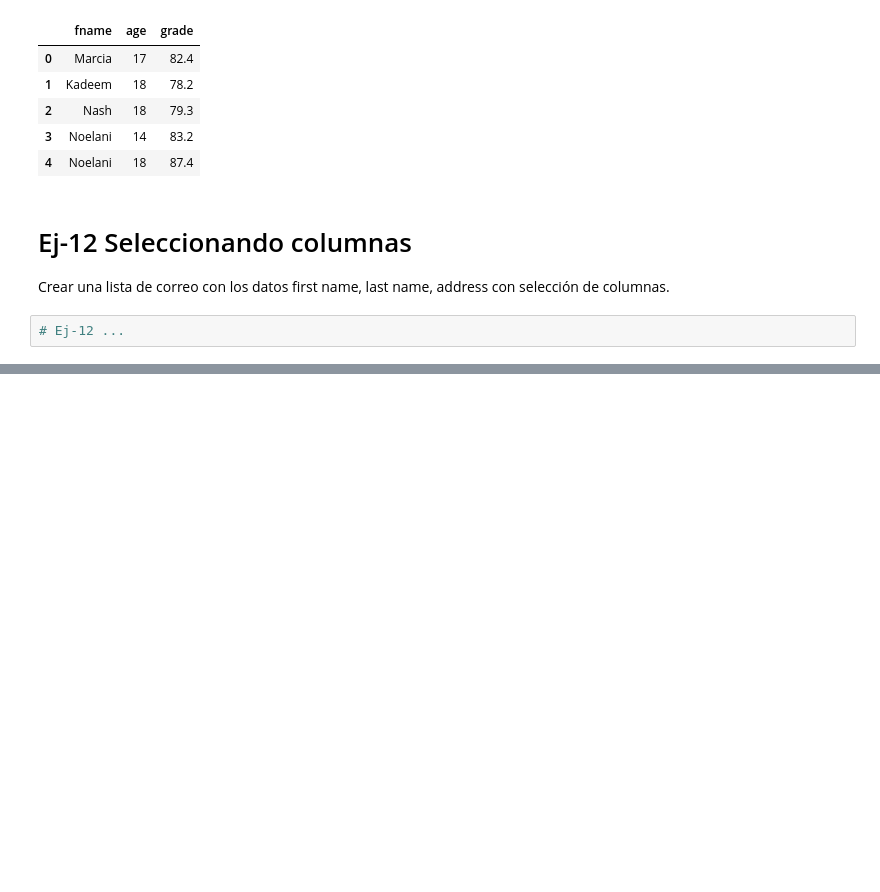
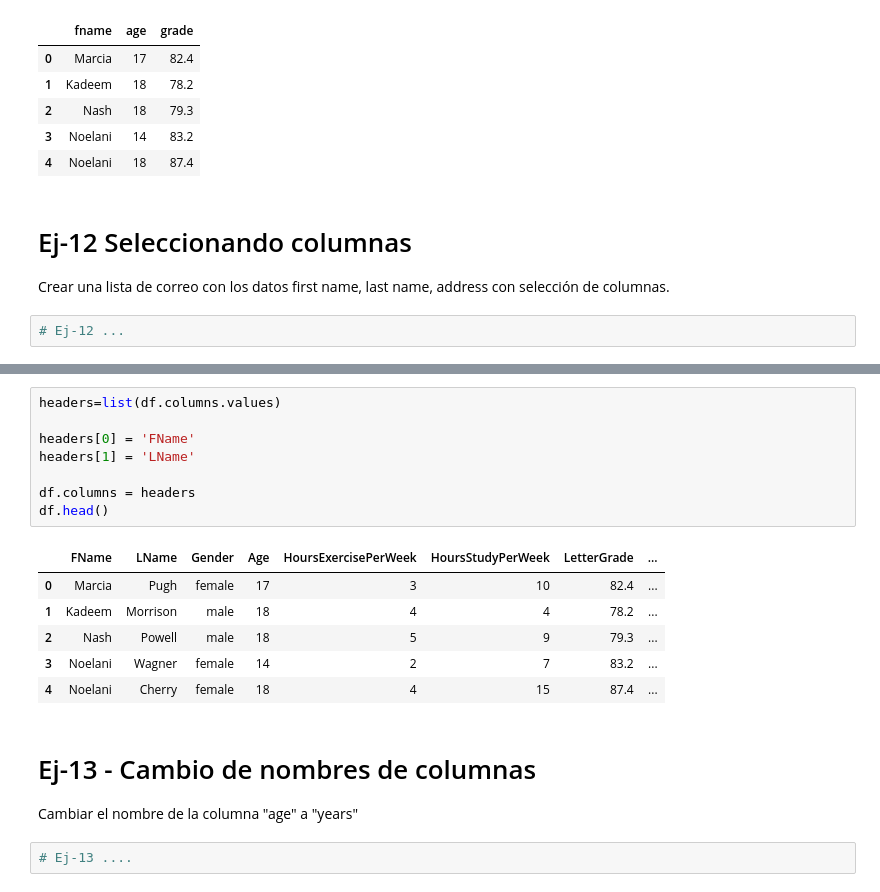
Before and after one commit to MarianaArzapalo/1-ADescDatos, a Jupyter notebook: 01-li-datos.ipynb, the cells around one changed output, grey strips where cells are left out. Cells and saved outputs as stored; diff of their text form; blank space fills up the shorter version.

```diff
--- a/01-li-datos.ipynb
+++ b/01-li-datos.ipynb
@@ -1061,0 +1096,21 @@ Crear una lista de correo con los datos first name, last name, address con selec
+# %%
+headers=list(df.columns.values)
+
+headers[0] = 'FName'
+headers[1] = 'LName'
+
+df.columns = headers
+df.head()
+# %% [output]
+|  | FName | LName | Gender | Age | HoursExercisePerWeek | HoursStudyPerWeek | LetterGrade | ... |
+| 0 | Marcia | Pugh | female | 17 | 3 | 10 | 82.4 | ... |
+| 1 | Kadeem | Morrison | male | 18 | 4 | 4 | 78.2 | ... |
+| 2 | Nash | Powell | male | 18 | 5 | 9 | 79.3 | ... |
+| 3 | Noelani | Wagner | female | 14 | 2 | 7 | 83.2 | ... |
+| 4 | Noelani | Cherry | female | 18 | 4 | 15 | 87.4 | ... |
+# %% [markdown]
+# Ej-13 - Cambio de nombres de columnas
+
+Cambiar el nombre de la columna "age" a "years"
+# %%
+# Ej-13 ....
```
Also changed, not shown: parts of 17 cells of this notebook.
